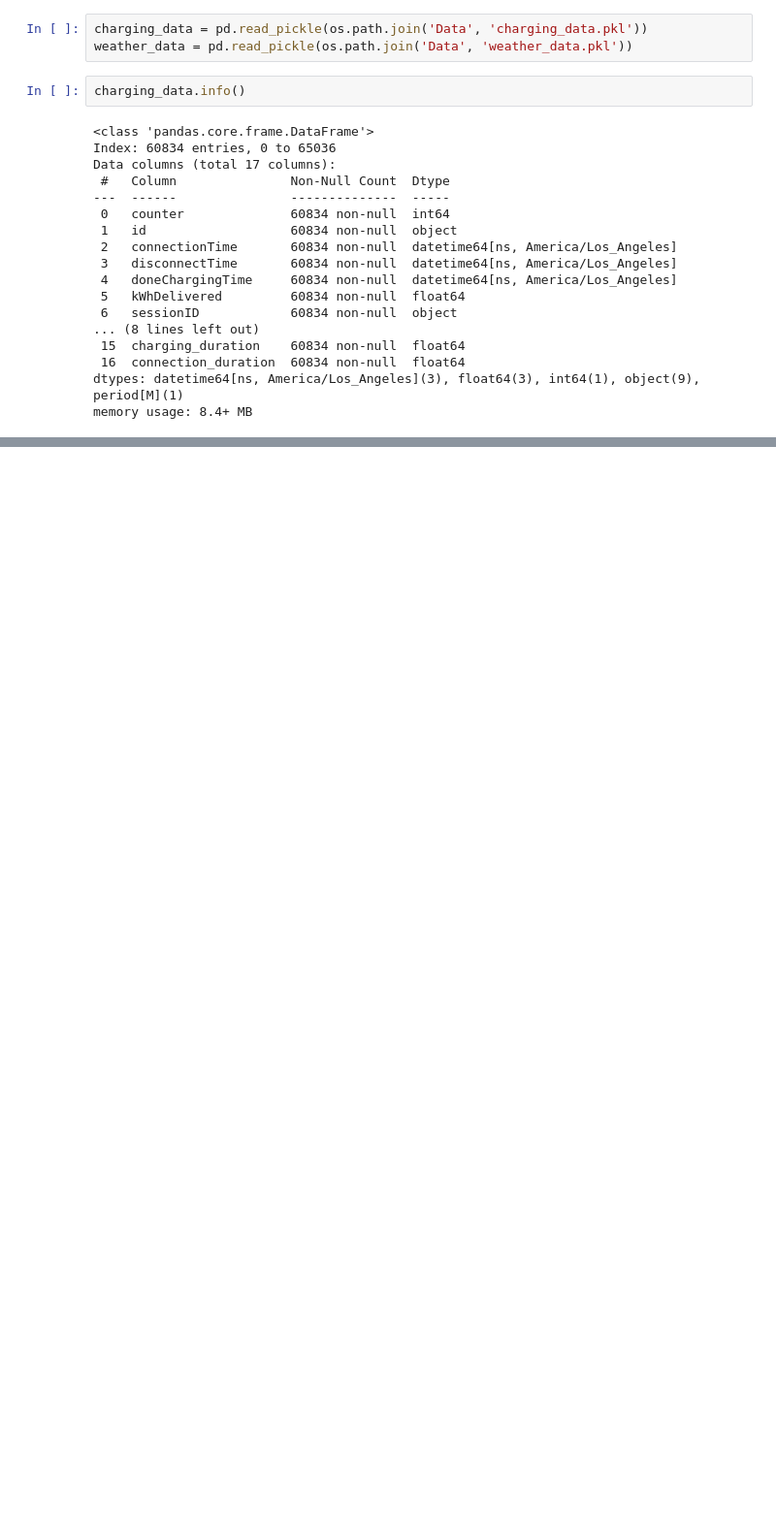
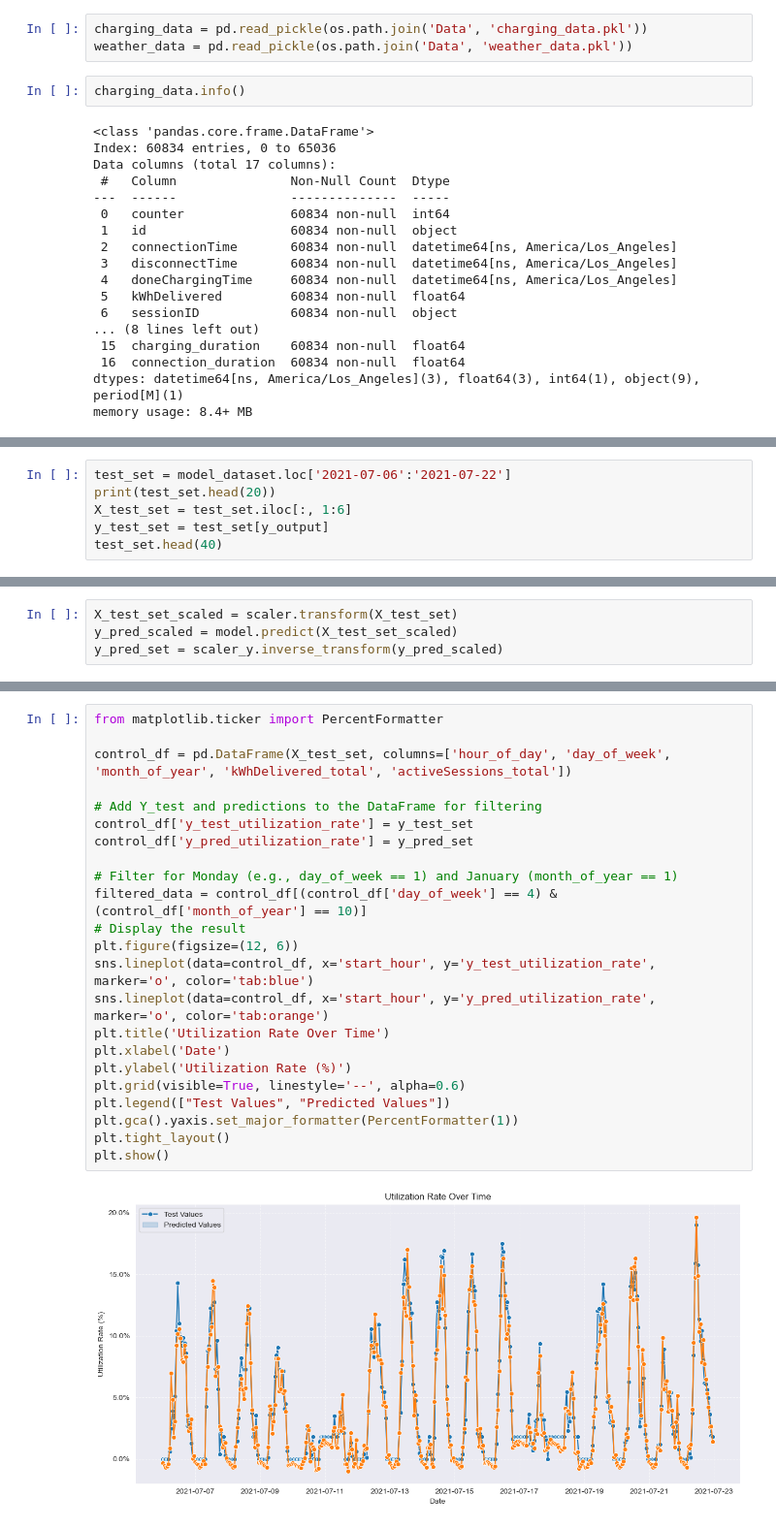
Before and after one commit to pmoll01/AA2024_Groupwork_DynamoData, a Jupyter notebook: chs-code.ipynb, the cells around one changed output, grey strips where cells are left out. Shown at 97% size. Cells and saved outputs as stored; diff of their text form; blank space fills up the shorter version.

```diff
--- a/chs-code.ipynb
+++ b/chs-code.ipynb
@@ -278,0 +383,6 @@ plt.show()
+# %%
+test_set = model_dataset.loc['2021-07-06':'2021-07-22']
+print(test_set.head(20))
+X_test_set = test_set.iloc[:, 1:6]
+y_test_set = test_set[y_output]
+test_set.head(40)
@@ -278,0 +425,4 @@ plt.show()
+# %%
+X_test_set_scaled = scaler.transform(X_test_set)
+y_pred_scaled = model.predict(X_test_set_scaled)
+y_pred_set = scaler_y.inverse_transform(y_pred_scaled)
@@ -278,0 +431,25 @@ plt.show()
+# %%
+from matplotlib.ticker import PercentFormatter
+
+control_df = pd.DataFrame(X_test_set, columns=['hour_of_day', 'day_of_week', 'month_of_year', 'kWhDelivered_total', 'activeSessions_total'])
+
+# Add Y_test and predictions to the DataFrame for filtering
+control_df['y_test_utilization_rate'] = y_test_set
+control_df['y_pred_utilization_rate'] = y_pred_set
+
+# Filter for Monday (e.g., day_of_week == 1) and January (month_of_year == 1)
+filtered_data = control_df[(control_df['day_of_week'] == 4) & (control_df['month_of_year'] == 10)]
+# Display the result
+plt.figure(figsize=(12, 6))
+sns.lineplot(data=control_df, x='start_hour', y='y_test_utilization_rate', marker='o', color='tab:blue')
+sns.lineplot(data=control_df, x='start_hour', y='y_pred_utilization_rate', marker='o', color='tab:orange')
+plt.title('Utilization Rate Over Time')
+plt.xlabel('Date')
+plt.ylabel('Utilization Rate (%)')
+plt.grid(visible=True, linestyle='--', alpha=0.6)
+plt.legend(["Test Values", "Predicted Values"])
+plt.gca().yaxis.set_major_formatter(PercentFormatter(1))
+plt.tight_layout()
+plt.show()
+# %% [output]
+[figure, added]
```
Also changed, not shown: parts of 45 cells of this notebook.
